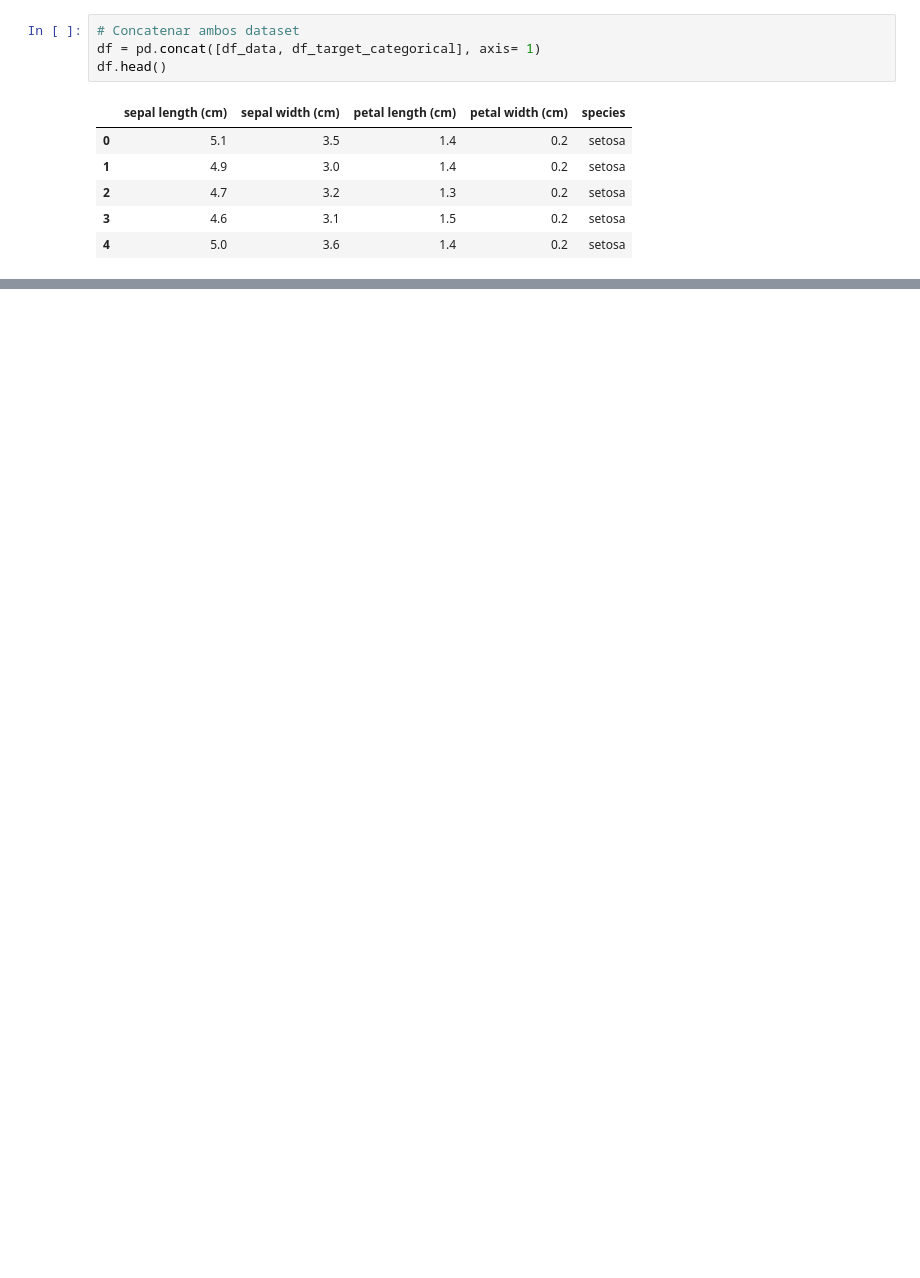
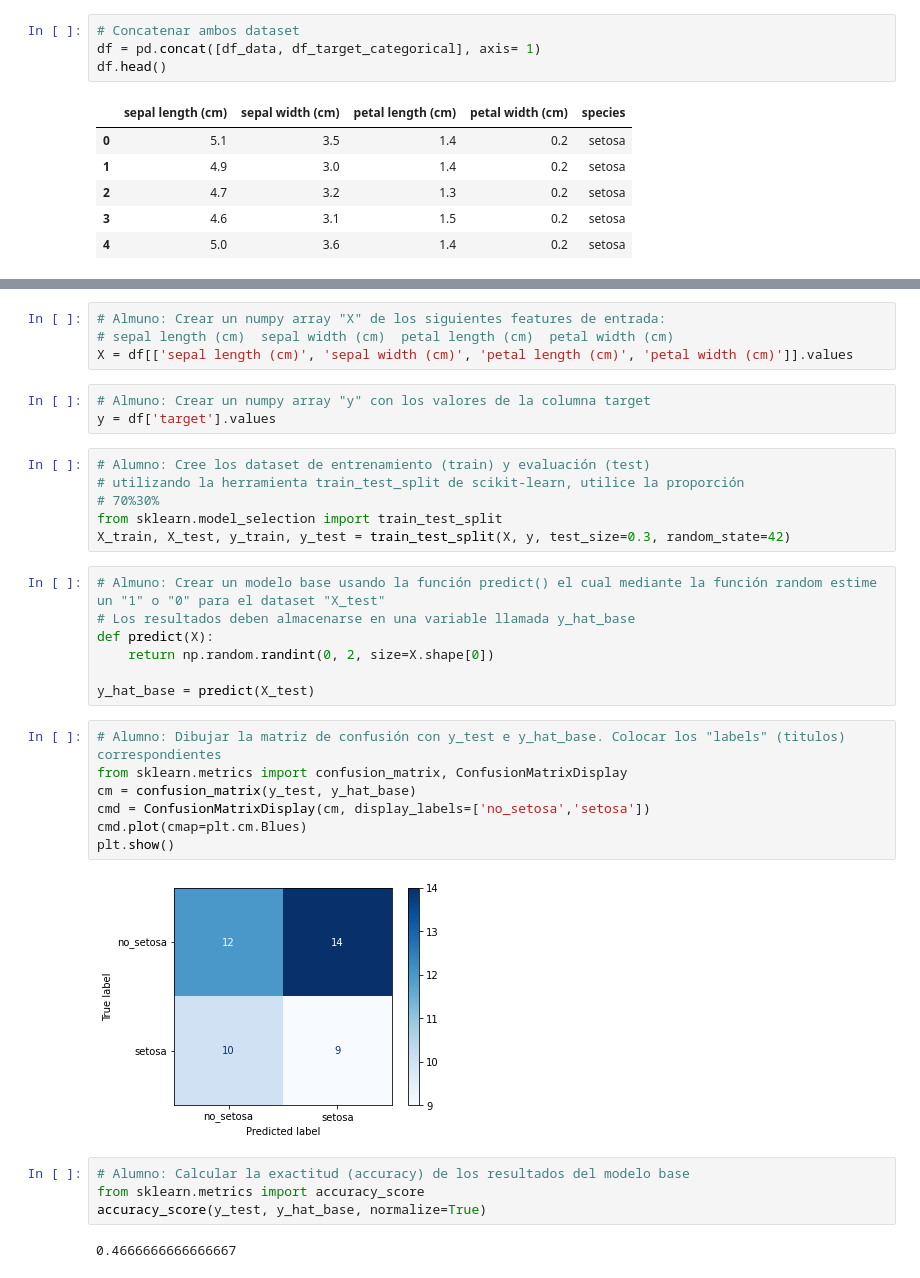
Before and after one commit to Lyon3108/pandas_python, a Jupyter notebook: ejercicios_practica/1_iris.ipynb, the cells around one changed output, grey strips where cells are left out. Saved outputs shown, nothing was run; the diff lists cells and outputs as text; blank space fills up the shorter version.

```diff
--- a/ejercicios_practica/1_iris.ipynb
+++ b/ejercicios_practica/1_iris.ipynb
@@ -192,0 +144,35 @@ grafico = graficar_df(df)
+# %%
+# Almuno: Crear un numpy array "X" de los siguientes features de entrada:
+# sepal length (cm)  sepal width (cm)  petal length (cm)  petal width (cm)
+X = df[['sepal length (cm)', 'sepal width (cm)', 'petal length (cm)', 'petal width (cm)']].values
+# %%
+# Almuno: Crear un numpy array "y" con los valores de la columna target
+y = df['target'].values
+# %%
+# Alumno: Cree los dataset de entrenamiento (train) y evaluación (test)
+# utilizando la herramienta train_test_split de scikit-learn, utilice la proporción
+# 70%30%
+from sklearn.model_selection import train_test_split
+X_train, X_test, y_train, y_test = train_test_split(X, y, test_size=0.3, random_state=42)
+# %%
+# Almuno: Crear un modelo base usando la función predict() el cual mediante la función random estime un "1" o "0" para el dataset "X_test"
+# Los resultados deben almacenarse en una variable llamada y_hat_base
+def predict(X):
+    return np.random.randint(0, 2, size=X.shape[0])
+
+y_hat_base = predict(X_test)
+# %%
+# Alumno: Dibujar la matriz de confusión con y_test e y_hat_base. Colocar los "labels" (titulos) correspondientes
+from sklearn.metrics import confusion_matrix, ConfusionMatrixDisplay
+cm = confusion_matrix(y_test, y_hat_base)
+cmd = ConfusionMatrixDisplay(cm, display_labels=['no_setosa','setosa'])
+cmd.plot(cmap=plt.cm.Blues)
+plt.show()
+# %% [output]
+[figure, added]
+# %%
+# Alumno: Calcular la exactitud (accuracy) de los resultados del modelo base
+from sklearn.metrics import accuracy_score
+accuracy_score(y_test, y_hat_base, normalize=True)
+# %% [output]
+0.4666666666666667
```
Also changed, not shown: parts of 15 cells of this notebook.
